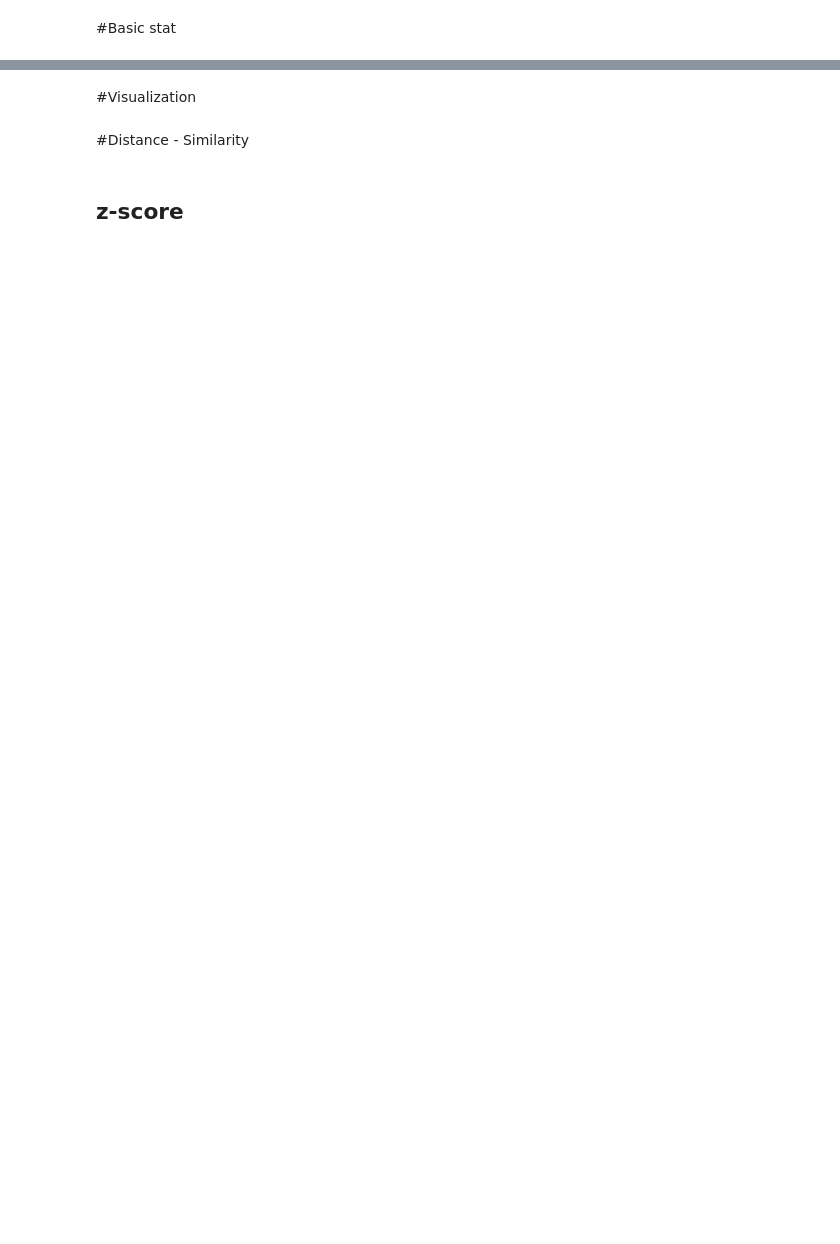
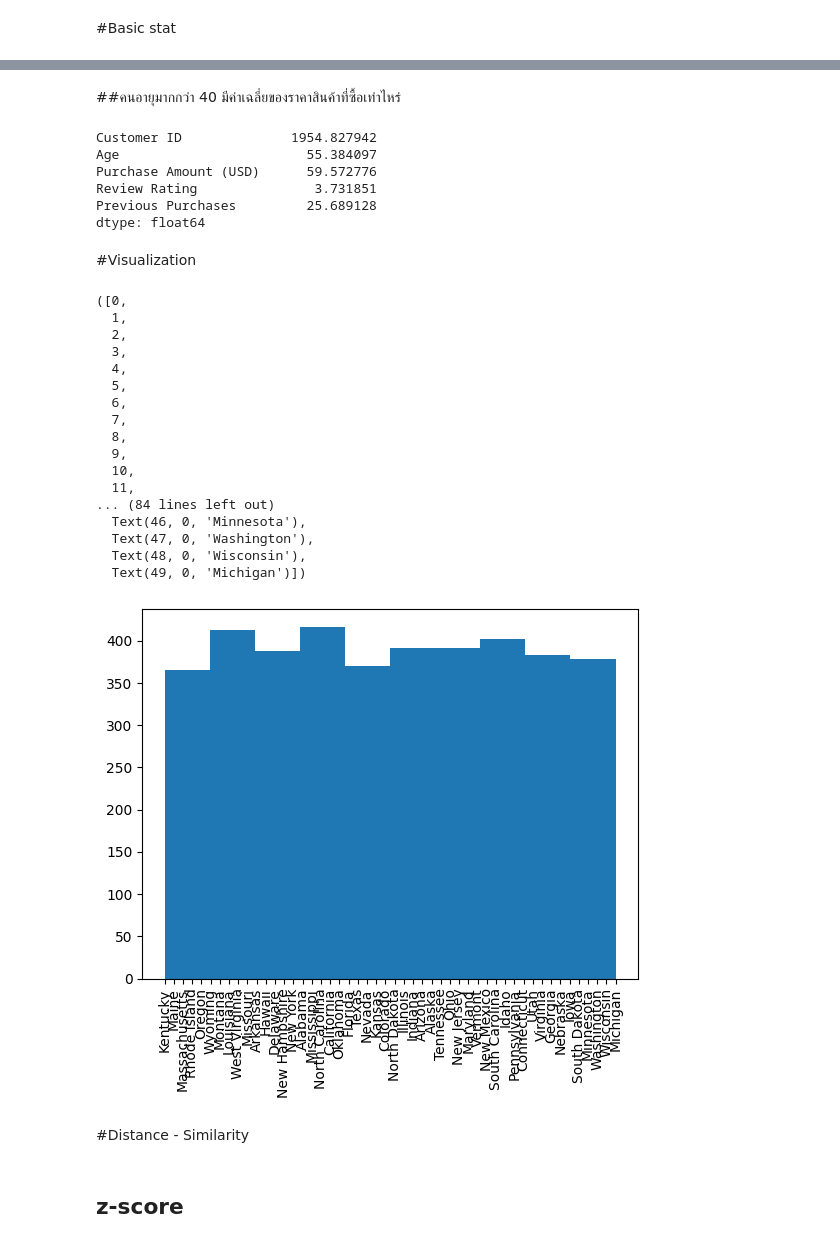
Before and after one commit to Pimchanok6430205105/BSC_DPDM23, a Jupyter notebook: Understanding_Data.ipynb, the cells around one changed output, grey strips where cells are left out. Cells and saved outputs as stored; diff of their text form; code cells hidden in the pictures; blank space fills up the shorter version.

```diff
--- a/Understanding_Data.ipynb
+++ b/Understanding_Data.ipynb
@@ -64,0 +53,2 @@ APIError: ignored
+# %%
+shopping_data = pd.read_csv('/content/drive/MyDrive/BSC_DPDM23/shopping.csv')
@@ -80,2 +121,14 @@ data_from_gdrive.describe()
+# %% [markdown]
+##คนอายุมากกว่า 40 มีค่าเฉลี่ยของราคาสินค้าที่ซื้อเท่าไหร่
+# %%
+import pandas as pd
+shopping_data[shopping_data['Age'] > 40].mean() #เทียบกับ Percent tile แล้วถือว่ายังจ่ายน้อย
+# %% [output]
+Customer ID              1954.827942
+Age                        55.384097
+Purchase Amount (USD)      59.572776
+Review Rating               3.731851
+Previous Purchases         25.689128
+dtype: float64
 # %% [markdown]
 #Visualization
@@ -82,3 +137,25 @@ data_from_gdrive.describe()
+# %%
+plt.hist(shopping_data['Location'])
+plt.xticks(rotation='vertical')
+# %% [output]
+([0,
+  1,
+  2,
+  3,
+  4,
+  5,
+  6,
+  7,
+  8,
+  9,
+  10,
+  11,
+... (84 lines left out)
+  Text(46, 0, 'Minnesota'),
+  Text(47, 0, 'Washington'),
+  Text(48, 0, 'Wisconsin'),
+  Text(49, 0, 'Michigan')])
+[figure, added]
 # %% [markdown]
 #Distance - Similarity
 # %% [markdown]
```
Also changed, not shown: parts of 12 cells of this notebook.
